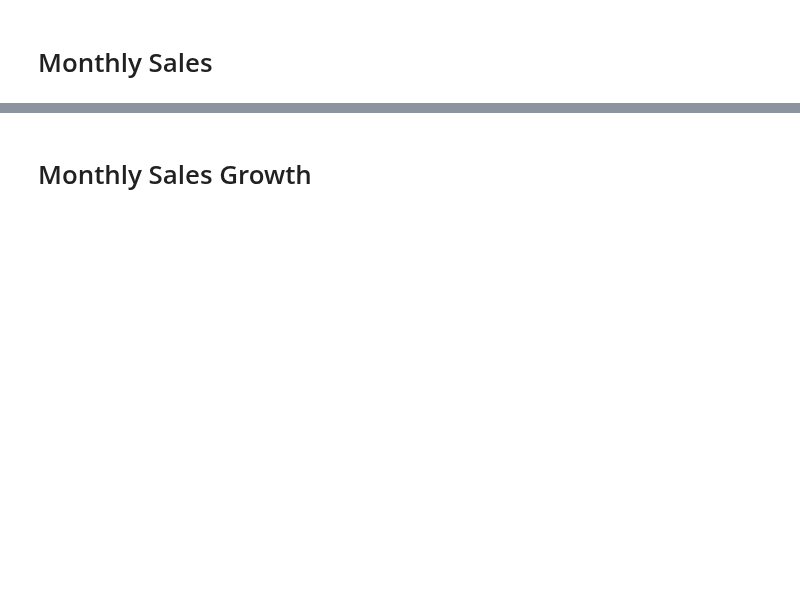
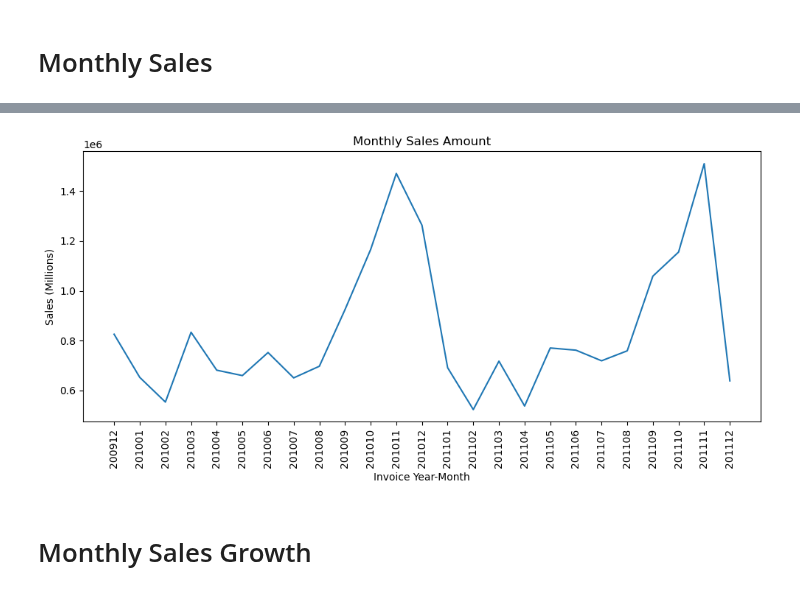
Before and after one commit to jarviscanada/jarvis_data_eng_SarazhiliuHe, a Jupyter notebook: python_data_analytics/retail_data_analytics_wrangling.ipynb, the cells around one changed output, grey strips where cells are left out. Saved outputs shown, nothing was run; the diff lists cells and outputs as text; code cells hidden in the pictures; blank space fills up the shorter version.

```diff
--- a/python_data_analytics/retail_data_analytics_wrangling.ipynb
+++ b/python_data_analytics/retail_data_analytics_wrangling.ipynb
@@ -149,3 +280,6 @@ retail_df.head()
 ![](https://i.imgur.com/tmLsPDf.jpg)
 
 ---
+# %%
+retail_df['invoice_year_month'] = retail_df['invoice_date'].dt.strftime('%Y%m')
+retail_df
@@ -151,0 +319,6 @@ retail_df.head()
+# %%
+retail_df['is_canceled'] = retail_df['invoice'].str.startswith('C')
+retail_df['base_invoice'] = retail_df['invoice'].str.replace('^C', '', regex=True)
+canceled_invoices = retail_df[retail_df['is_canceled']]['base_invoice'].unique()
+matched_df = retail_df[retail_df['invoice'].isin(canceled_invoices)]
+matched_df
@@ -151,0 +327,2 @@ retail_df.head()
+# %%
+retail_df.drop(columns=['is_canceled', 'base_invoice'], inplace=True)
@@ -162,3 +447,12 @@ retail_df.head()
 ![](https://i.imgur.com/k1KOqKO.jpg)
 
 ---
+# %%
+sales_df = retail_df[(retail_df['quantity'] > 0) & (retail_df['price'] > 0)]
+monthly_sales_df = (
+    sales_df.assign(sales_amount=sales_df['quantity'] * sales_df['price'])
+    .groupby('invoice_year_month')['sales_amount']
+    .sum()
+    .reset_index()
+)
+monthly_sales_df
@@ -165,3 +477,22 @@ retail_df.head()
+# %%
+ax = monthly_sales_df.plot(
+    x='invoice_year_month',
+    y='sales_amount',
+    xlabel='Invoice Year-Month',
+    ylabel='Sales (Millions)',
+    title='Monthly Sales Amount',
+    kind='line',
+    figsize=(10, 5),
+    legend=False
+)
+
+ax.set_xticks(range(len(monthly_sales_df)))
+ax.set_xticklabels(monthly_sales_df['invoice_year_month'], rotation=90)
+plt.tight_layout()
+
+plt.show()
+# %% [output]
+[figure, added]
 # %% [markdown]
 # Monthly Sales Growth
 # %% [markdown]
```
Also changed, not shown: parts of 52 cells of this notebook.
